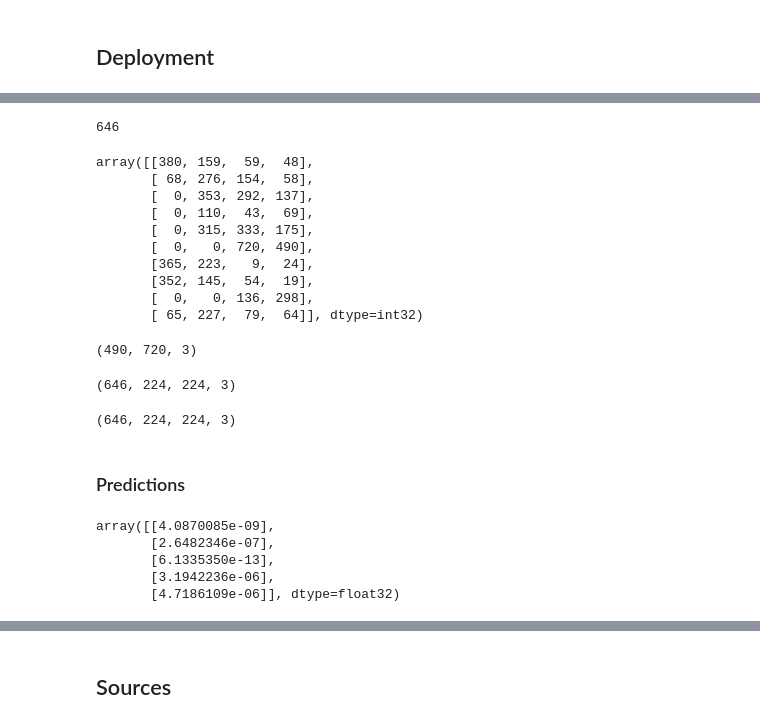
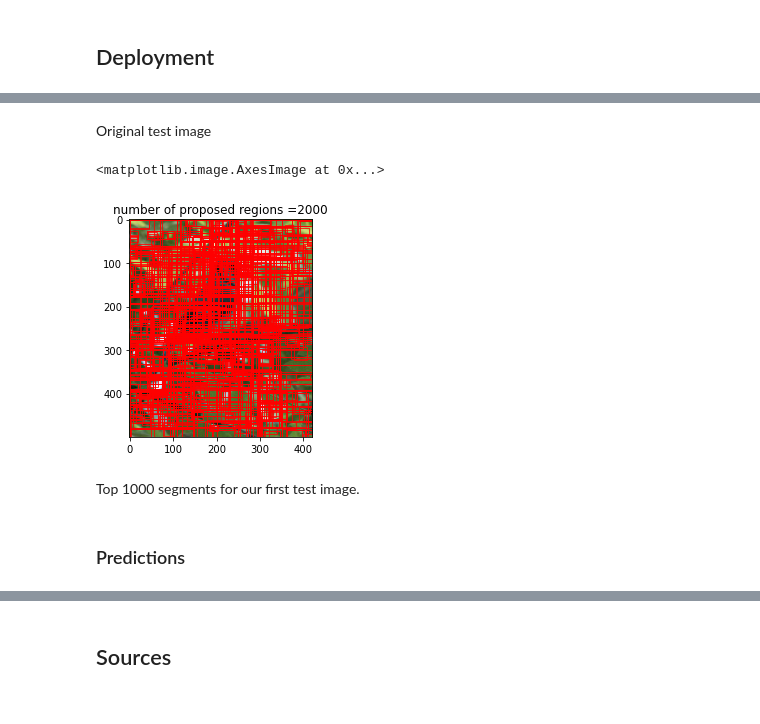
Before and after one commit to jmce619/SpeciesRecognition, a Jupyter notebook: code/SpeciesRecognitionSelectiveSearch.ipynb, the cells around one changed output, grey strips where cells are left out. Drawn from its saved outputs; the diff is of its cells as text; code cells hidden in the pictures.

```diff
--- a/code/SpeciesRecognitionSelectiveSearch.ipynb
+++ b/code/SpeciesRecognitionSelectiveSearch.ipynb
@@ -1041,19 +1046,2 @@ rects = ss.process()
-# %%
-print(len(rects))
-rects[:10]
-# %% [output]
-646
-array([[380, 159,  59,  48],
-       [ 68, 276, 154,  58],
-       [  0, 353, 292, 137],
-       [  0, 110,  43,  69],
-       [  0, 315, 333, 175],
-       [  0,   0, 720, 490],
-       [365, 223,   9,  24],
-       [352, 145,  54,  19],
-       [  0,   0, 136, 298],
-       [ 65, 227,  79,  64]], dtype=int32)
-# %%
-image.shape
-# %% [output]
-(490, 720, 3)
+# %% [markdown]
+Original test image
@@ -1077,4 +1068,0 @@ test_sample_array=np.array(test_sample)
-# %%
-test_sample_array.shape
-# %% [output]
-(646, 224, 224, 3)
@@ -1084,6 +1069,20 @@ test_sample_array.shape
-# %%
-test_sample_array.shape
-# %% [output]
-(646, 224, 224, 3)
+# %%
+imOut = image.copy()
+fig,ax = plt.subplots(1)
+t1=2000
+#loop through proposal coordinates
+for i, rect in enumerate(rects):
+    #for proposal count less than our threshold, display these proposals on our image
+    if (i < 2000):
+        x, y, w, h = rect
+        box=patches.Rectangle((x,y),w,h,linewidth=0.8,edgecolor='red',facecolor='none')
+        ax.add_patch(box)
+plt.title(f'number of proposed regions ={t1}')
+plt.imshow(imOut)
+# %% [output]
+<matplotlib.image.AxesImage at 0x...>
+[figure, added]
+# %% [markdown]
+Top 1000 segments for our first test image.
 # %% [markdown]
 ### Predictions
@@ -1092,8 +1088,0 @@ test_sample_preds=cnn.predict(test_sample_array)
-# %%
-test_sample_preds[:5]
-# %% [output]
-array([[4.0870085e-09],
-       [2.6482346e-07],
-       [6.1335350e-13],
-       [3.1942236e-06],
-       [4.7186109e-06]], dtype=float32)
```
Also changed, not shown: parts of 78 cells of this notebook, 1 other file.
